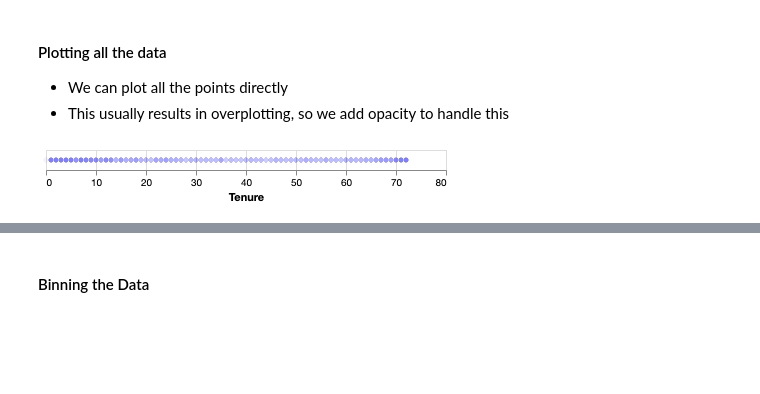
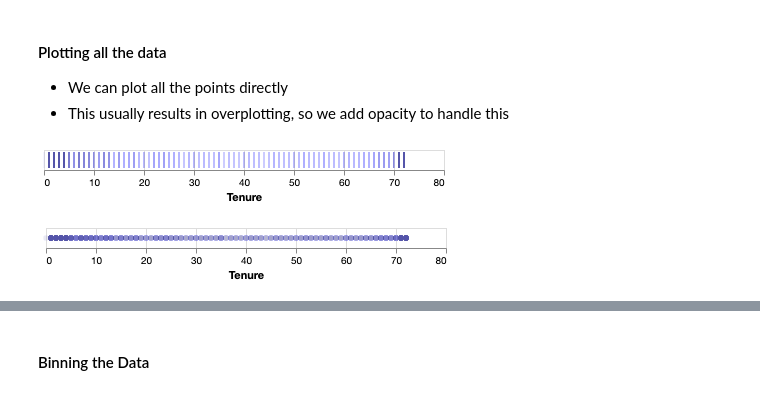
Before and after one commit to amitkaps/data-vis-python, a Jupyter notebook: 02-Basics.ipynb, the cells around one changed output, grey strips where cells are left out. Cells and saved outputs as stored; diff of their text form; code cells hidden in the pictures; blank space fills up the shorter version.

```diff
--- a/02-Basics.ipynb
+++ b/02-Basics.ipynb
@@ -90,10 +90,17 @@ Let us look at the `Churn` and `Tenure` variables
 
 - We can plot all the points directly
 - This usually results in overplotting, so we add opacity to handle this
+# %%
+alt.Chart(df).mark_tick().encode(
+    alt.X("Tenure:Q"),
+    alt.Opacity(value=0.01)
+)
+# %% [output]
+[figure, added]
 # %%
 alt.Chart(df).mark_circle().encode(
     alt.X("Tenure:Q"),
-    alt.Opacity(value=0.005)
+    alt.Opacity(value=0.01)
 )
 # %% [output]
-[figure, old version]
+[figure, new version]
```
Also changed, not shown: parts of 8 cells of this notebook, 6 other files.
